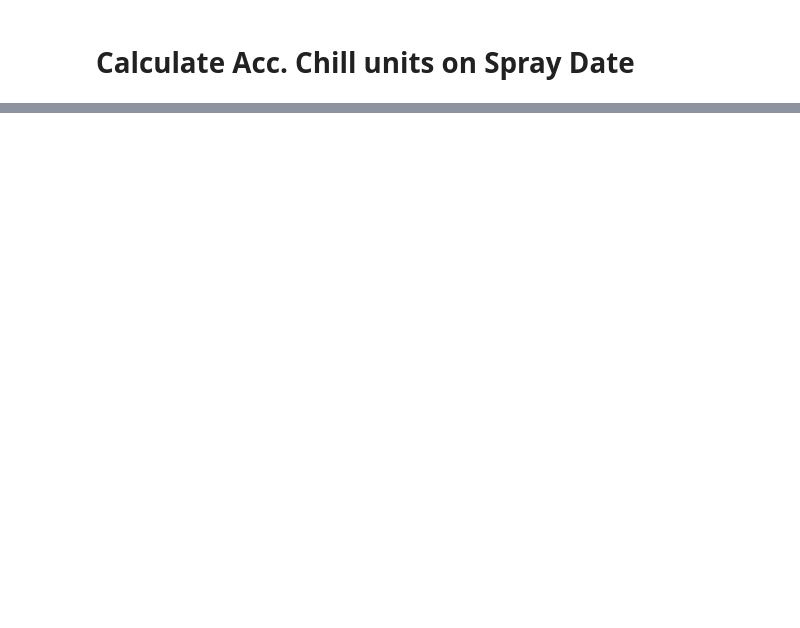
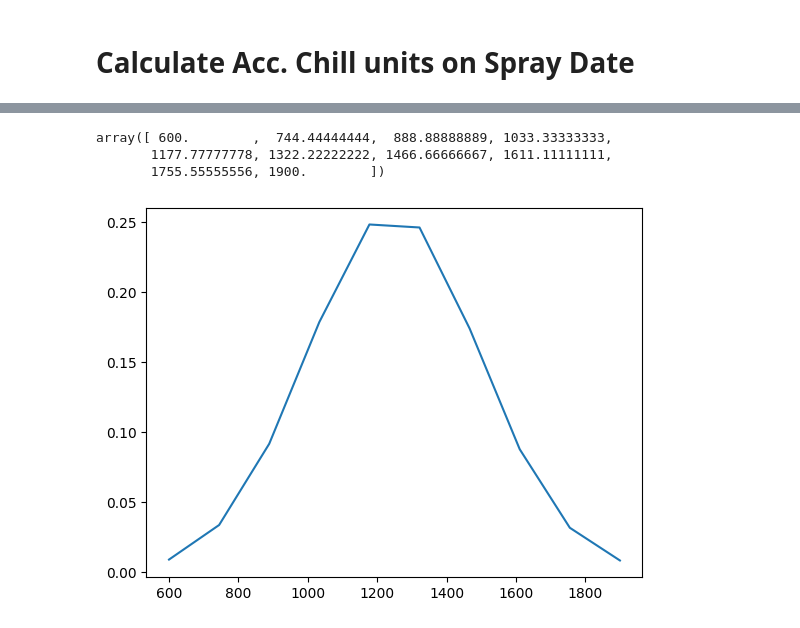
Before and after one commit to Niloofar-Sh/PlayGround, a Jupyter notebook: HC_BB.ipynb, the cells around one changed output, grey strips where cells are left out. Saved outputs shown, nothing was run; the diff lists cells and outputs as text; code cells hidden in the pictures; blank space fills up the shorter version.

```diff
--- a/HC_BB.ipynb
+++ b/HC_BB.ipynb
@@ -602,29 +664,0 @@ observ_predict_plot(predicted_budbreak_doy, observed_budbreak_doy)
-# %%
-observations = []
-predictions = []
-spray_doys = []
-chu_obs = []
-chu_spray = []
-natural = []
-
-for loc in observed_budbreak_doy.keys():
-     for year in observed_budbreak_doy[loc].keys():
-            for sheet_info in observed_budbreak_doy[loc][year]:
-                observed_bb = observed_budbreak_doy[loc][year][sheet_info]
-                observations.append(observed_bb)
-                predicted_bb = predicted_budbreak_doy[loc][year][sheet_info]
-                predictions.append(predicted_bb)
-
-                spray_doys.append(observed_application_doy[loc][year][sheet_info])
-                chu_obs.append(CHU_observation[loc][year][sheet_info])
-                chu_spray.append(CHU_spray[loc][year][sheet_info])
-                natural.append(natural_budbreak_doy[loc][year][sheet_info])
-
-
-mae = utils.mean_absolute_error(observations,predictions)
-plt.scatter(x=observations,y=predictions)
-plt.plot(np.arange(240,290,1), np.arange(240,290,1), 'k--')
-plt.xlabel('Observed BB DOY')
-plt.ylabel('Predicted BB DOY')
-plt.title(f'MAE = {round(mae,2)}')
-plt.grid()
@@ -793,0 +848,13 @@ alpha: 2.59
+# %%
+points = np.linspace(600,1900,10)
+
+outputs = skewed_gaussian(points, *popt)
+
+plt.plot(points,outputs)
+
+points
+# %% [output]
+array([ 600.        ,  744.44444444,  888.88888889, 1033.33333333,
+       1177.77777778, 1322.22222222, 1466.66666667, 1611.11111111,
+       1755.55555556, 1900.        ])
+[figure, added]
```
Also changed, not shown: parts of 27 cells of this notebook.
